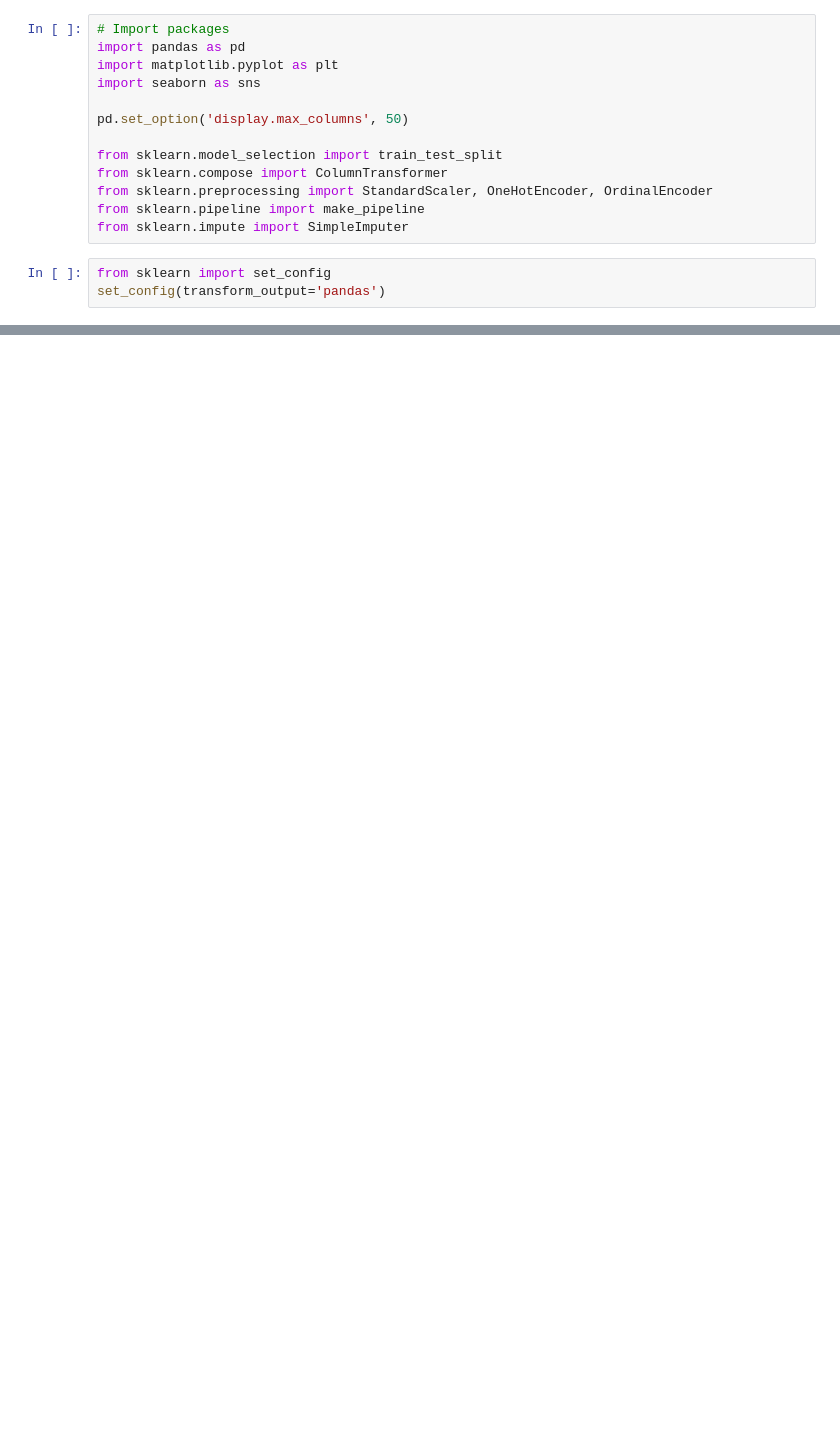
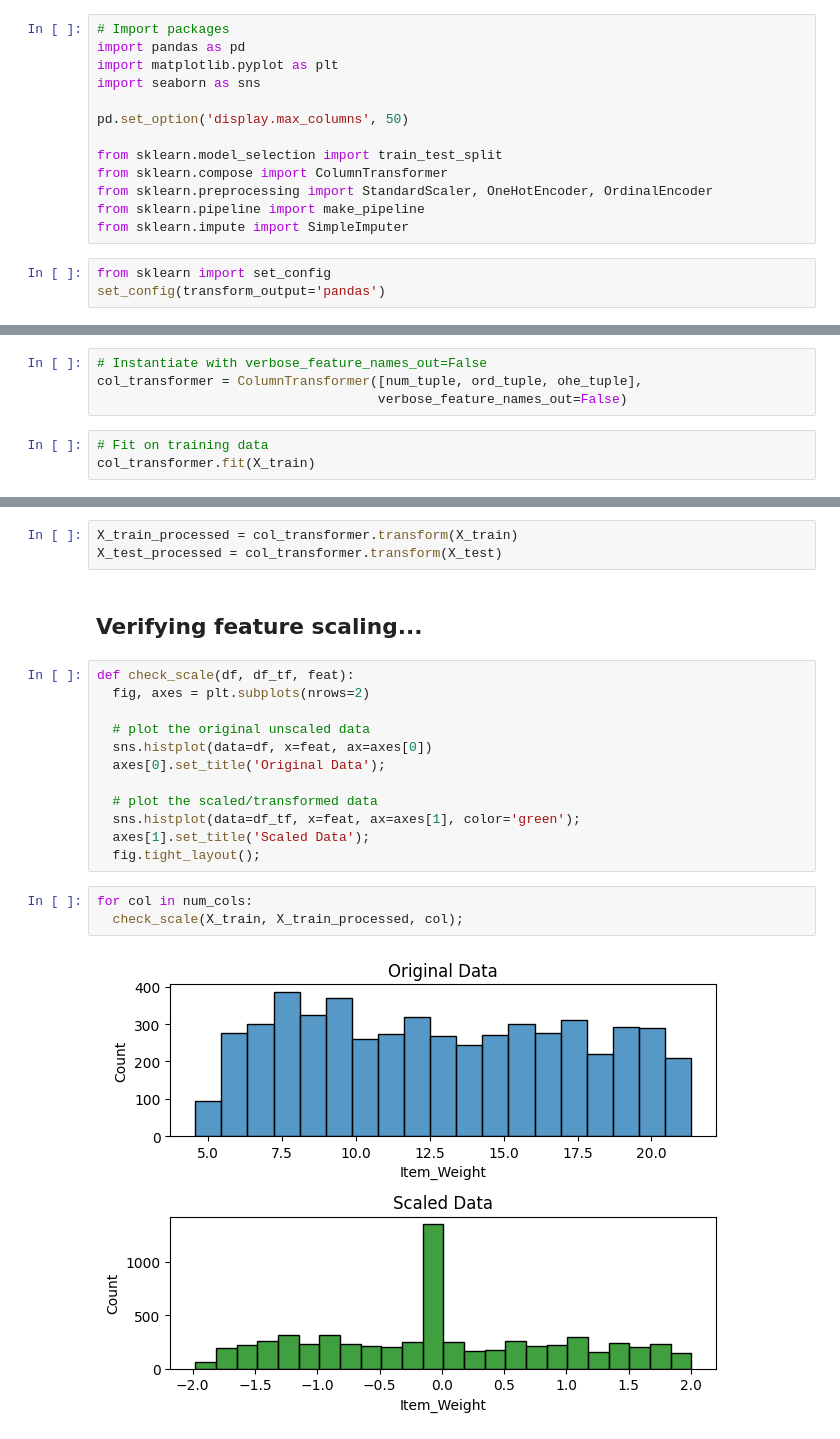
Before and after one commit to GyaviWalls/Prediction-of-Product-Sales, a Jupyter notebook: Project_1_Part_5_(Core).ipynb, the cells around one changed output, grey strips where cells are left out. Saved outputs shown, nothing was run; the diff lists cells and outputs as text; blank space fills up the shorter version.

```diff
--- a/Project_1_Part_5_(Core).ipynb
+++ b/Project_1_Part_5_(Core).ipynb
@@ -26,0 +181,7 @@ df.head()
+# %%
+# Instantiate with verbose_feature_names_out=False
+col_transformer = ColumnTransformer([num_tuple, ord_tuple, ohe_tuple],
+                                    verbose_feature_names_out=False)
+# %%
+# Fit on training data
+col_transformer.fit(X_train)
@@ -26,0 +206,22 @@ df.head()
+# %%
+X_train_processed = col_transformer.transform(X_train)
+X_test_processed = col_transformer.transform(X_test)
+# %% [markdown]
+## Verifying feature scaling...
+# %%
+def check_scale(df, df_tf, feat):
+  fig, axes = plt.subplots(nrows=2)
+
+  # plot the original unscaled data
+  sns.histplot(data=df, x=feat, ax=axes[0])
+  axes[0].set_title('Original Data');
+
+  # plot the scaled/transformed data
+  sns.histplot(data=df_tf, x=feat, ax=axes[1], color='green');
+  axes[1].set_title('Scaled Data');
+  fig.tight_layout();
+# %%
+for col in num_cols:
+  check_scale(X_train, X_train_processed, col);
+# %% [output]
+[figure, added]
```
Also changed, not shown: parts of 24 cells of this notebook.
